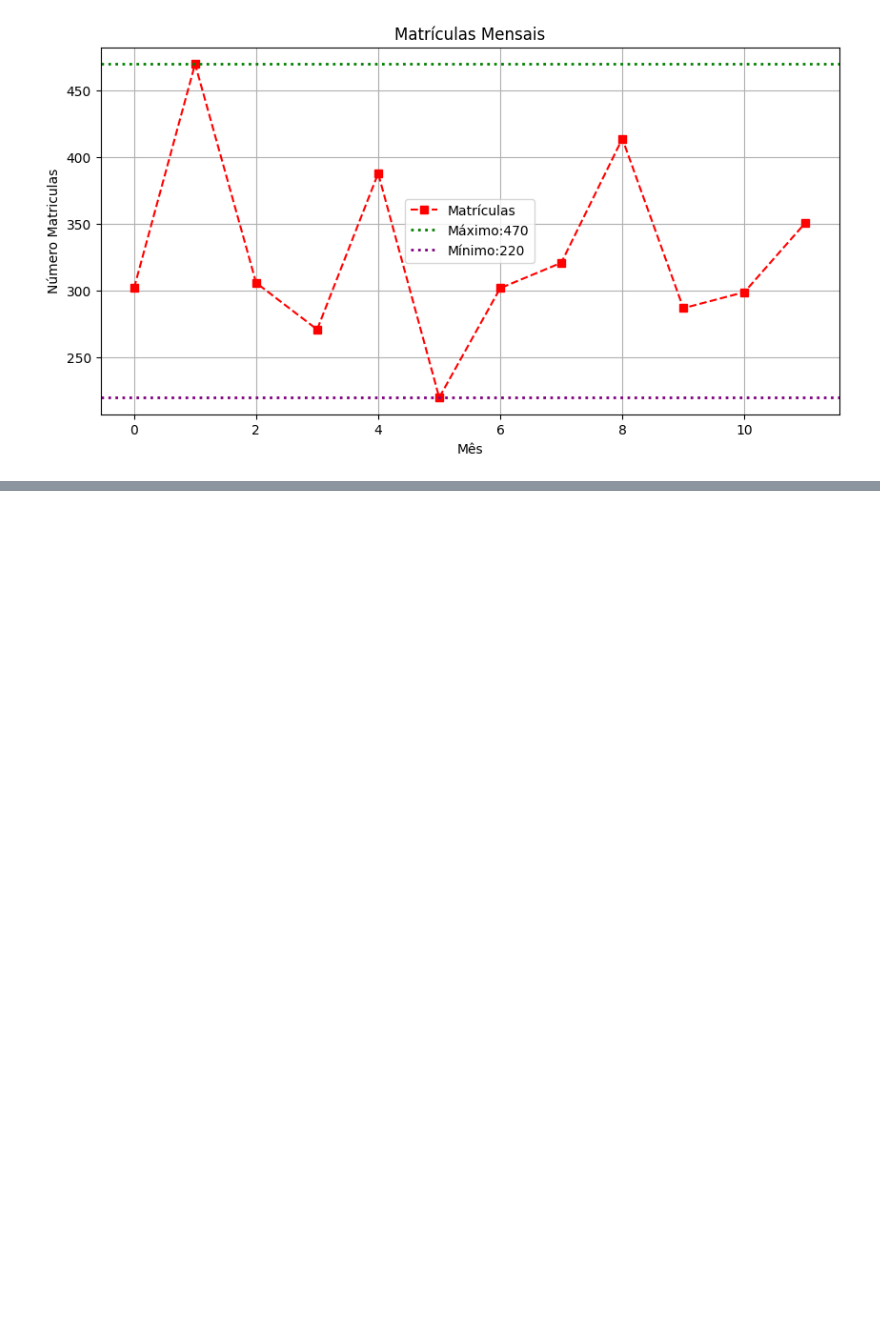
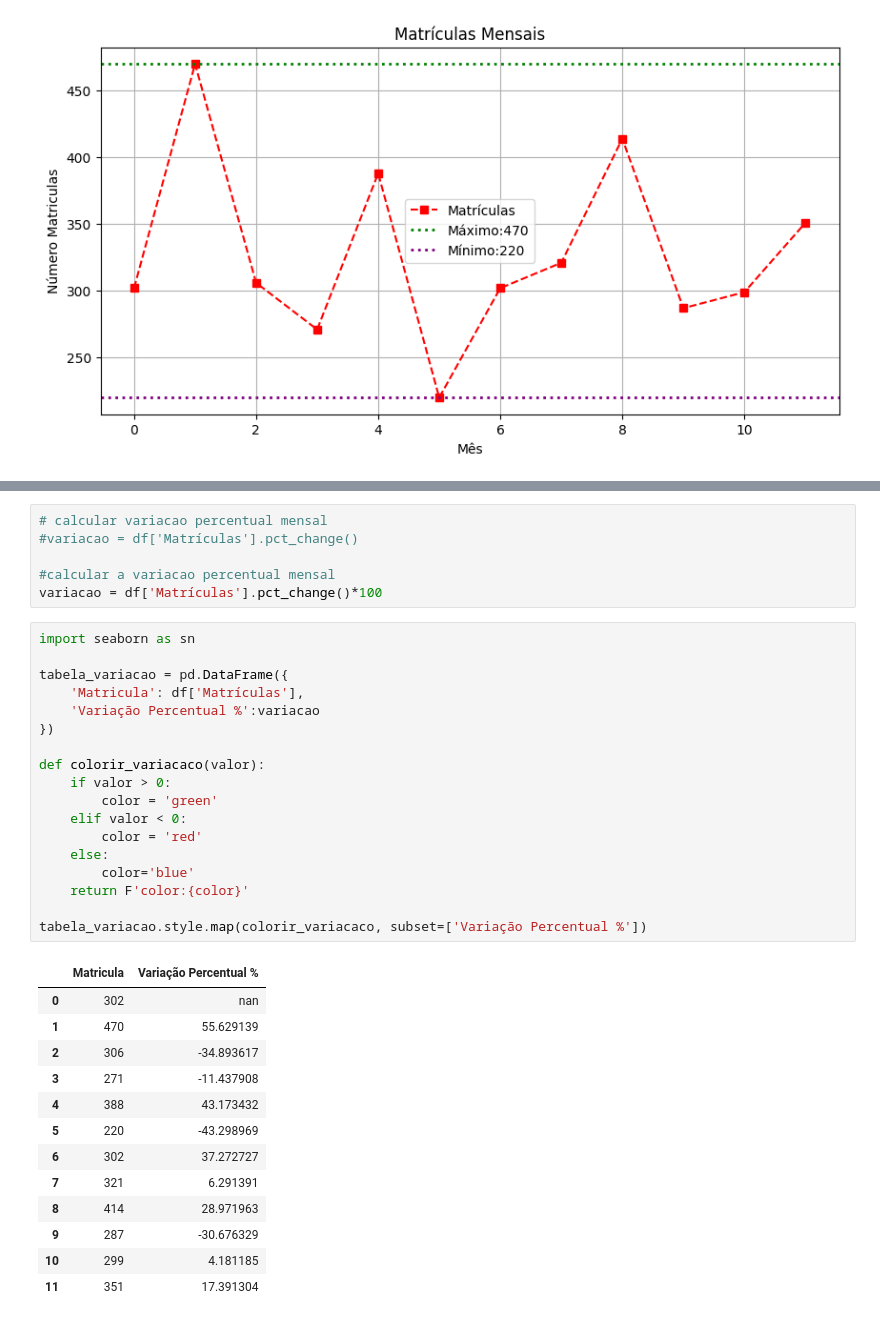
Before and after one commit to Mikhailcherniev/DataFrameSeries, a Jupyter notebook: exercicioAnalise.ipynb, the cells around one changed output, grey strips where cells are left out. Drawn from its saved outputs; the diff is of its cells as text; blank space fills up the shorter version.

```diff
--- a/exercicioAnalise.ipynb
+++ b/exercicioAnalise.ipynb
@@ -55,0 +164,38 @@ plt.show()
+# %%
+# calcular variacao percentual mensal
+#variacao = df['Matrículas'].pct_change()
+
+#calcular a variacao percentual mensal
+variacao = df['Matrículas'].pct_change()*100
+# %%
+import seaborn as sn
+
+tabela_variacao = pd.DataFrame({
+    'Matricula': df['Matrículas'],
+    'Variação Percentual %':variacao
+})
+
+def colorir_variacaco(valor):
+    if valor > 0:
+        color = 'green'
+    elif valor < 0:
+        color = 'red'
+    else:
+        color='blue'
+    return F'color:{color}'
+
+tabela_variacao.style.map(colorir_variacaco, subset=['Variação Percentual %'])
+# %% [output]
+|  | Matricula | Variação Percentual % |
+| 0 | 302 | nan |
+| 1 | 470 | 55.629139 |
+| 2 | 306 | -34.893617 |
+| 3 | 271 | -11.437908 |
+| 4 | 388 | 43.173432 |
+| 5 | 220 | -43.298969 |
+| 6 | 302 | 37.272727 |
+| 7 | 321 | 6.291391 |
+| 8 | 414 | 28.971963 |
+| 9 | 287 | -30.676329 |
+| 10 | 299 | 4.181185 |
+| 11 | 351 | 17.391304 |
```
Also changed, not shown: parts of 9 cells of this notebook, 2 other files.
